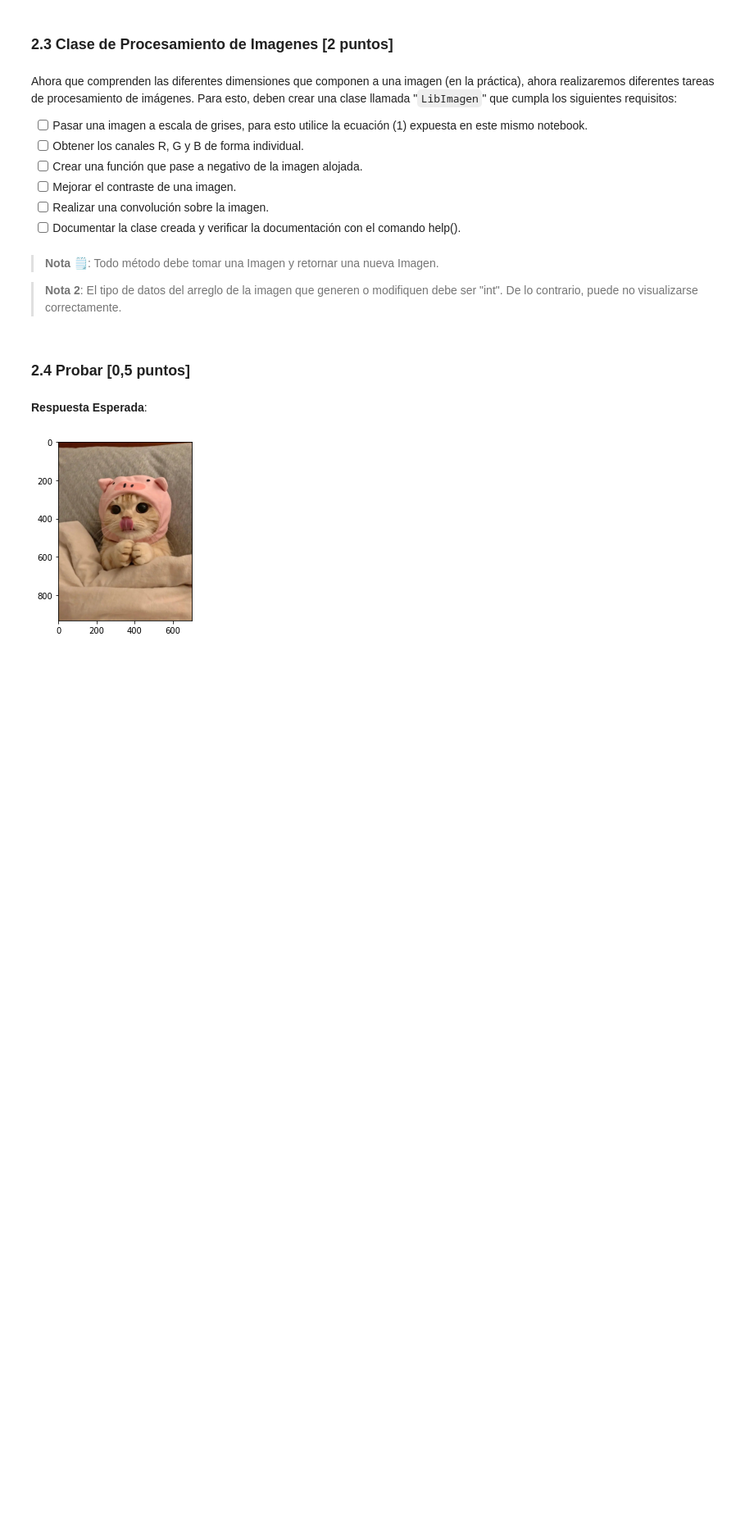
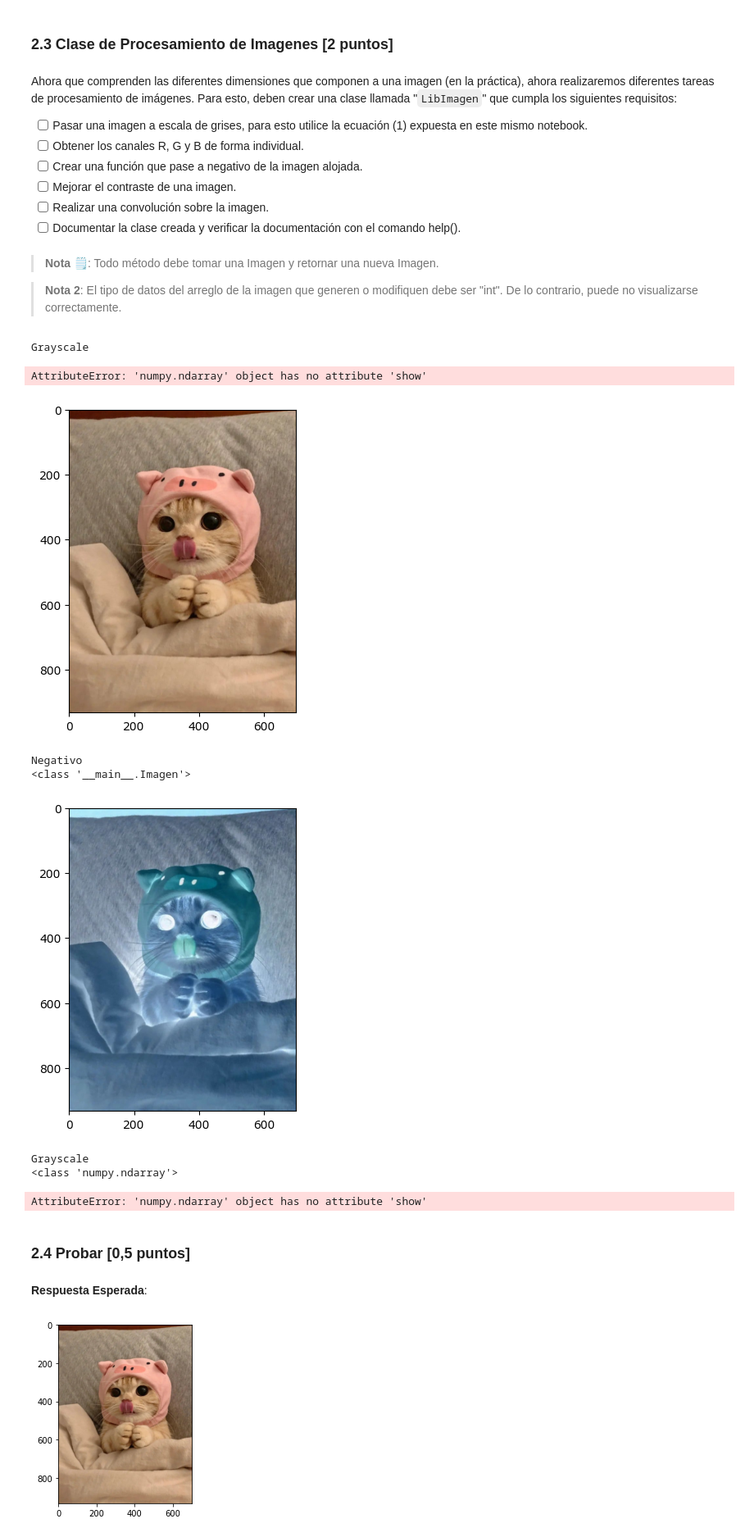
Before and after one commit to Zerzer0/MDS7202, a Jupyter notebook: Laboratorios/Laboratorio_3/Laboratorio_3.ipynb, the cells around one changed output. Shown at 82% size. Cells and saved outputs as stored; diff of their text form; code cells hidden in the pictures; blank space fills up the shorter version.

```diff
--- a/Laboratorios/Laboratorio_3/Laboratorio_3.ipynb
+++ b/Laboratorios/Laboratorio_3/Laboratorio_3.ipynb
@@ -505,7 +532,11 @@ class LibImagen():
         Imagen
             Objeto Imagen con la imagen procesada.
         """
-        pass
+        new_image= 255-img_in
+
+
+        print(type(new_image))
+        return new_image
 
     def to_gray(self, img_in):
         """
@@ -521,8 +552,13 @@ class LibImagen():
         Imagen
             Una que contiene una imagen con 3 canales.
             Los 3 canales deben tener los mismos valores.
+
         """
-        pass
+
+
+        new_image=np.dot(img_in, [0.2989, 0.5870, 0.1140])
+        print(type(new_image))
+        return new_image
 
     def get_channel(self, img_in, channel):
         """Obtiene un canal de un color seteando el resto de los canales en 0.
@@ -573,6 +609,33 @@ class LibImagen():
         new_image = np.stack(img_out, axis=2)
         new_image[new_image>255], new_image[new_image<0] = 255, 0
         return Imagen(new_image.astype(int))
+# %%
+print('Grayscale')
+lib.to_gray(gatito).show()
+# %% [output]
+Grayscale
+AttributeError: 'numpy.ndarray' object has no attribute 'show'
+# %%
+gatito = Imagen(images["gatitos"][1])
+
+gatito.show()
+
+lib = LibImagen()
+
+print('Negativo')
+lib.to_negative(gatito).show()
+
+
+print('Grayscale')
+lib.to_gray(gatito).show()
+# %% [output]
+[figure, added]
+Negativo
+<class '__main__.Imagen'>
+[figure, added]
+Grayscale
+<class 'numpy.ndarray'>
+AttributeError: 'numpy.ndarray' object has no attribute 'show'
 # %% [markdown]
 ### 2.4 Probar [0,5 puntos]
 # %% [markdown]
```
Also changed, not shown: parts of 16 cells of this notebook, 3 other files.
